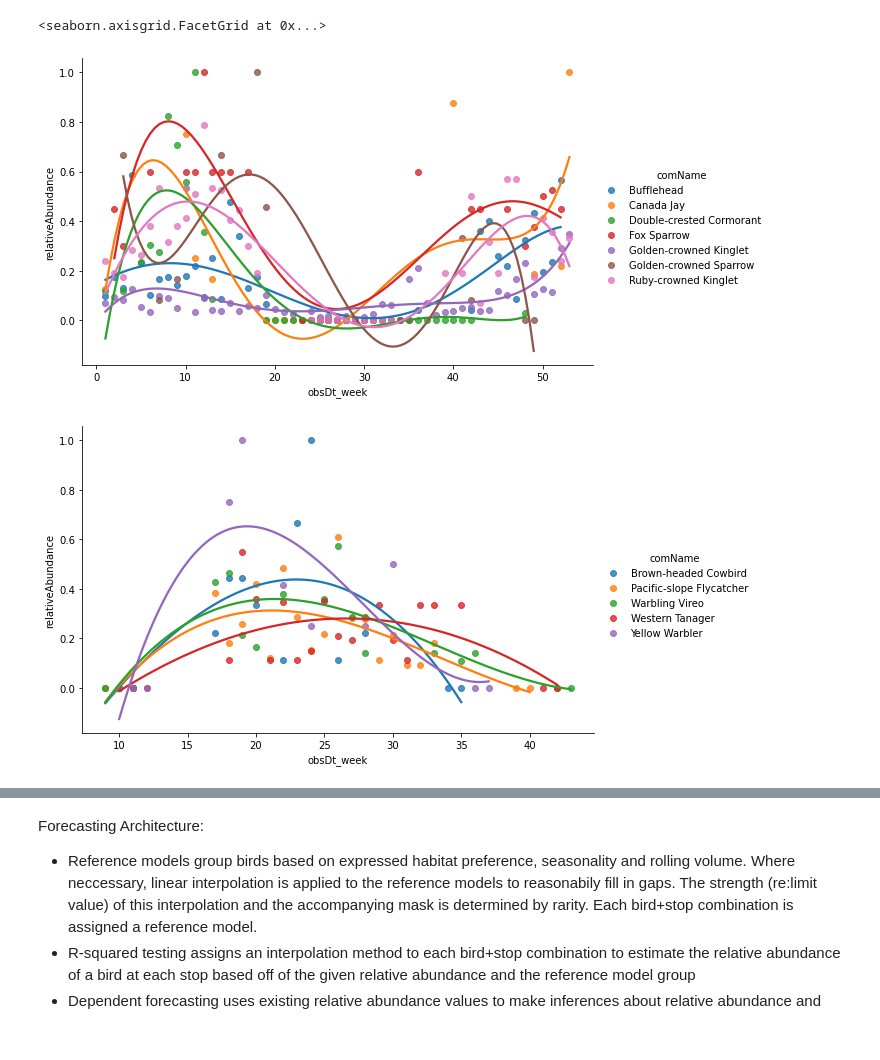
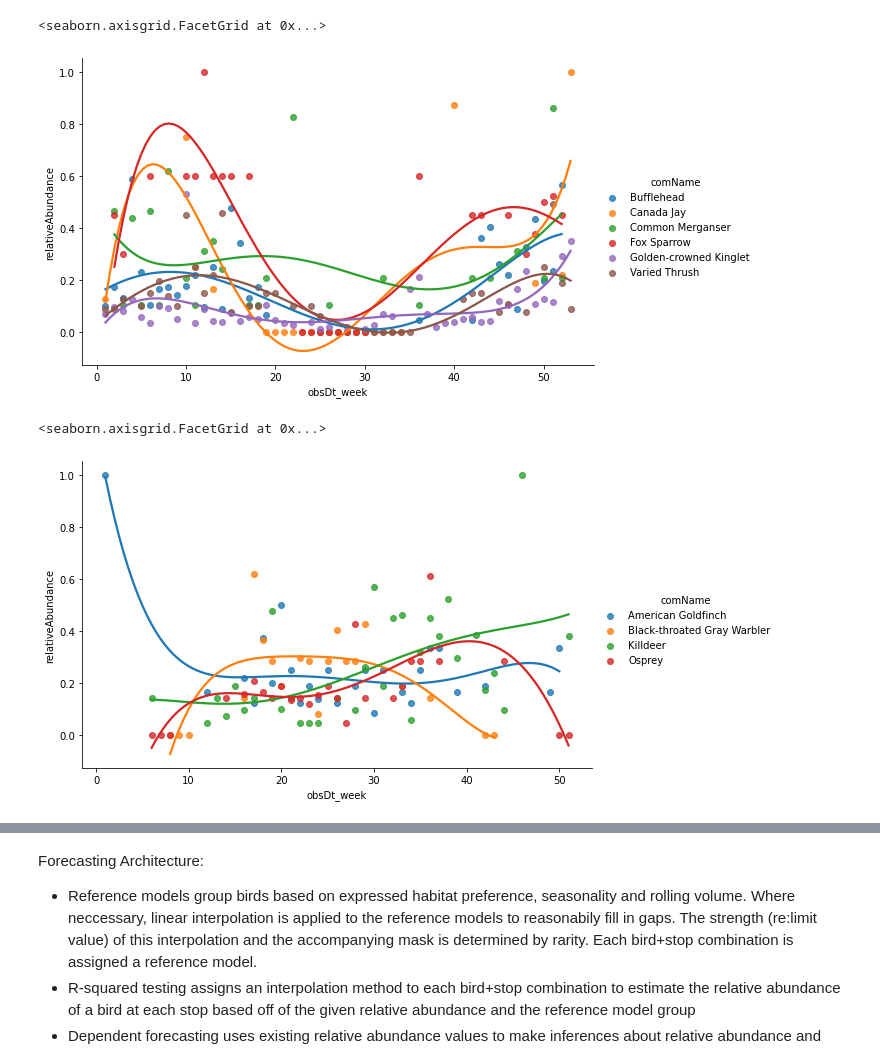
Before and after one commit to Tanag3r/trailheadDirect_birds, a Jupyter notebook: trailheadHabitat_analysis.ipynb, the cells around one changed output, grey strips where cells are left out. Saved outputs shown, nothing was run; the diff lists cells and outputs as text; code cells hidden in the pictures.

Commit message:
model dev

```diff
--- a/trailheadHabitat_analysis.ipynb
+++ b/trailheadHabitat_analysis.ipynb
@@ -123,8 +115,13 @@ sns.relplot(data=model___springSummer,hue='comName',x='obsDt_week',y='relativeAb
 # %%
 ##TODO #85 continue culling, pulling species into SpringSummer, winterSpringSummer abundance models
+model___winterSpringWinter = wklyAbd_setSpecies(speciesList=['"Fox Sparrow"','"Golden-crowned Kinglet"','"Canada Jay"','"Bufflehead"','"White-throated Sparrow"','"Common Merganser"','"Varied Thrush"'])
 sns.lmplot(data=model___winterSpringWinter,x='obsDt_week',y='relativeAbundance',order=5,ci=None,hue='comName',aspect=1.61)
-sns.lmplot(data=model___springSummer,x='obsDt_week',y='relativeAbundance',order=3,ci=None,hue='comName',aspect=1.61)
 # %% [output]
 <seaborn.axisgrid.FacetGrid at 0x...>
-[figure, old version]
+[figure, new version]
-[figure, removed]
+# %%
+model___springSummerFall = wklyAbd_setSpecies(speciesList=['"Killdeer"','"Osprey"','"American Goldfinch"','"Black-throated Gray Warbler"'])
+sns.lmplot(data=model___springSummerFall,x='obsDt_week',y='relativeAbundance',order=5,ci=None,hue='comName',aspect=1.61)
+# %% [output]
+<seaborn.axisgrid.FacetGrid at 0x...>
+[figure, added]
```
Also changed, not shown: parts of 8 cells of this notebook.
